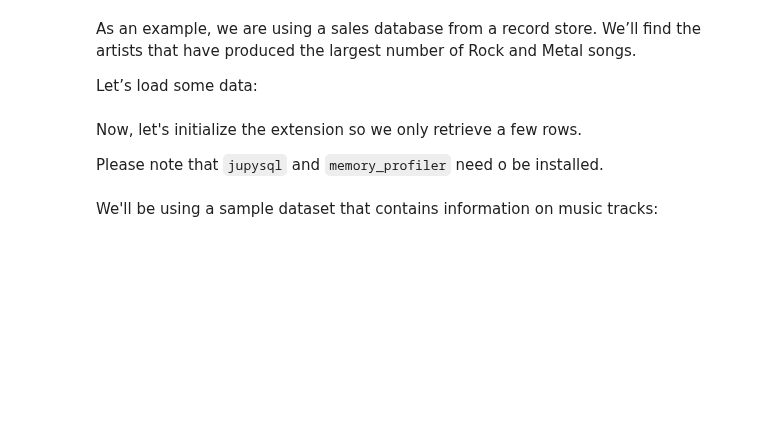
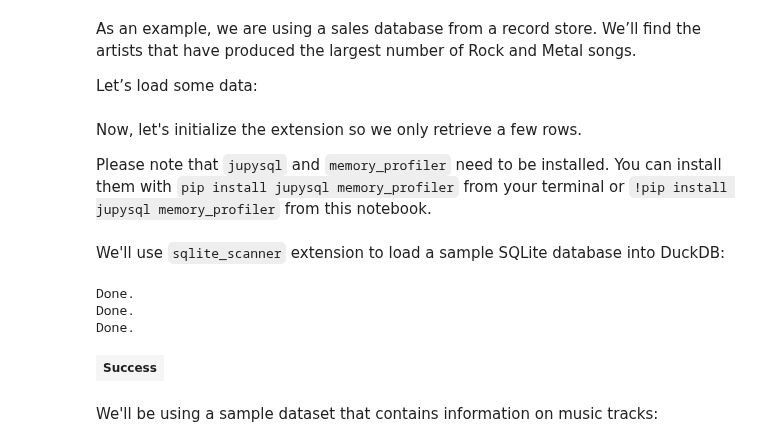
Before and after one commit to catherinedevlin/ipython-sql, a Jupyter notebook: examples/plot.ipynb, the cells around one changed output. Cells and saved outputs as stored; diff of their text form; code cells hidden in the pictures; blank space fills up the shorter version.

Commit message:
Changes plot example to use duckdb, adds installation instructions

```diff
--- a/examples/plot.ipynb
+++ b/examples/plot.ipynb
@@ -34,13 +34,25 @@ if not Path('my.db').is_file():
 # %% [markdown]
 Now, let's initialize the extension so we only retrieve a few rows.
 
-Please note that `jupysql` and `memory_profiler` need o be installed.
+Please note that `jupysql` and `memory_profiler` need to be installed. You can install them with `pip install jupysql memory_profiler` from your terminal or `!pip install jupysql memory_profiler` from this notebook.
 # %%
 %load_ext autoreload
 %autoreload 2
 
 %load_ext sql
 %load_ext memory_profiler
+# %% [markdown]
+We'll use `sqlite_scanner` extension to load a sample SQLite database into DuckDB:
+# %%
+%%sql duckdb:///
+INSTALL 'sqlite_scanner';
+LOAD 'sqlite_scanner';
+CALL sqlite_attach('my.db');
+# %% [output]
+Done.
+Done.
+Done.
+| Success |
 # %% [markdown]
 We'll be using a sample dataset that contains information on music tracks:
 # %%
```
Also changed, not shown: parts of 11 cells of this notebook, 3 other files.
